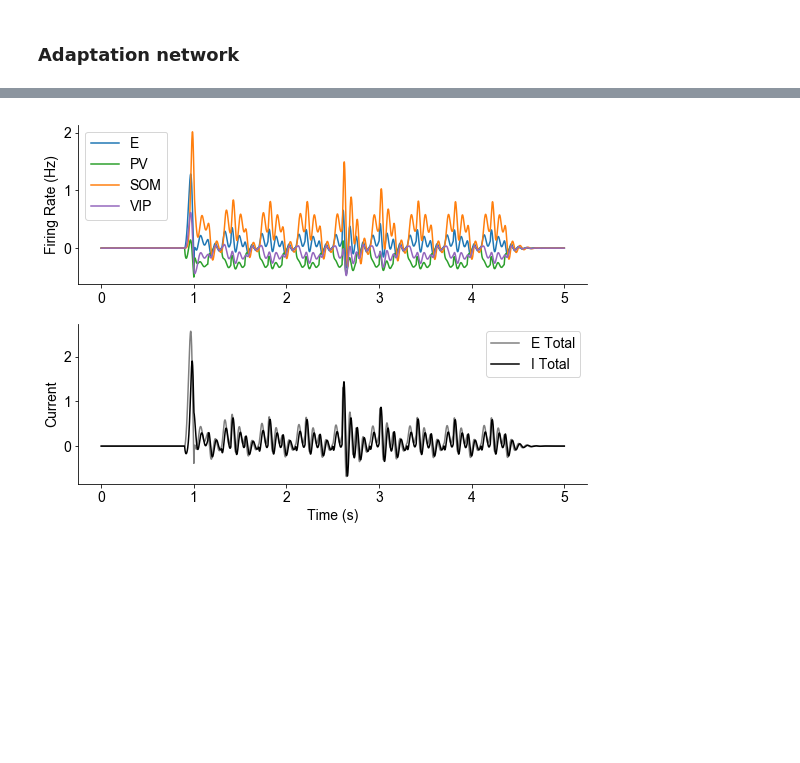
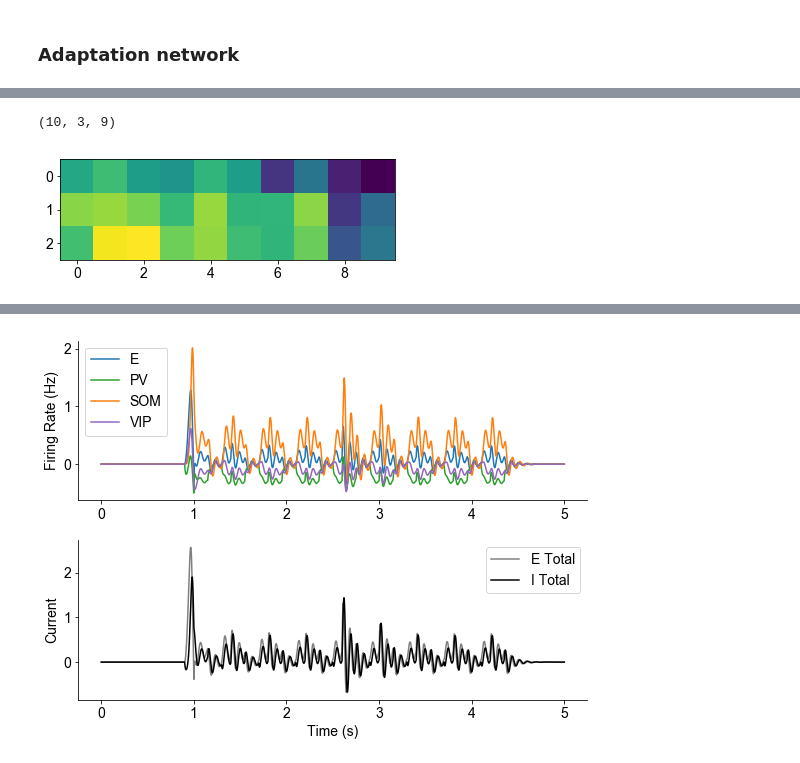
Before and after one commit to rdgao/1E3I, a Jupyter notebook: notebooks/rate_model.ipynb, the cells around one changed output, grey strips where cells are left out. Saved outputs shown, nothing was run; the diff lists cells and outputs as text; code cells hidden in the pictures; blank space fills up the shorter version.

```diff
--- a/notebooks/rate_model.ipynb
+++ b/notebooks/rate_model.ipynb
@@ -214,0 +277,6 @@ I_opto = np.convolve(opto_train, signal.windows.boxcar(int(0.25/dt)), mode='full
+# %%
+plt.imshow(fr_all[:,:,0].T)
+fr_all.shape
+# %% [output]
+(10, 3, 9)
+[figure, added]
```
Also changed, not shown: parts of 10 cells of this notebook.
